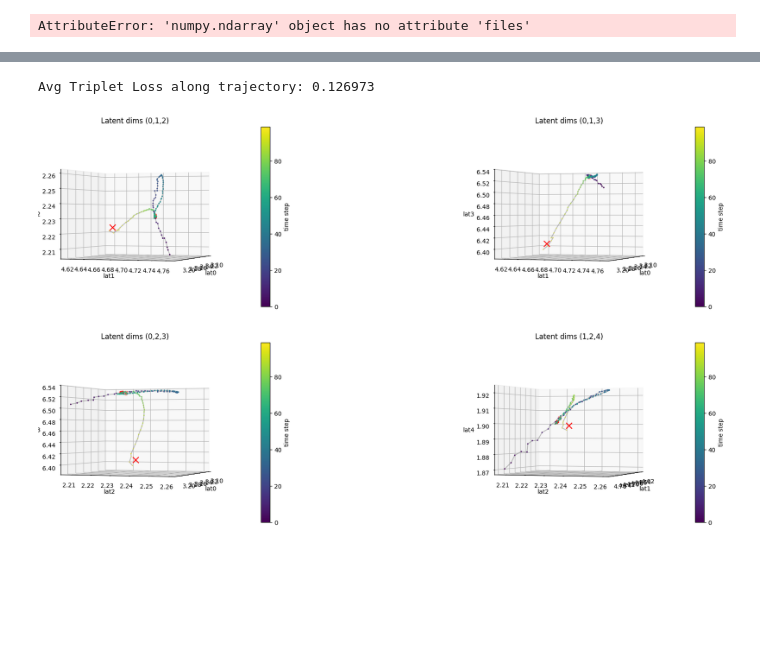
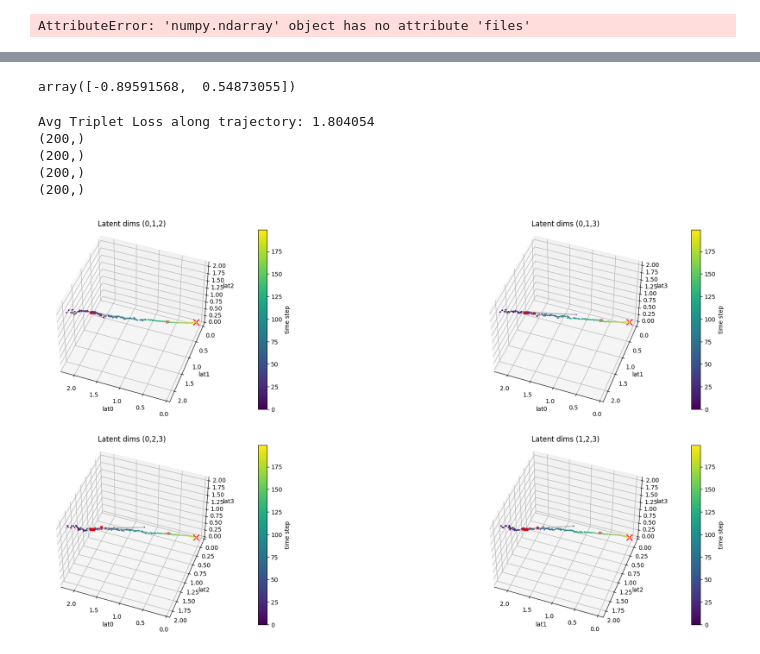
Before and after one commit to jhri626/Lfd, a Jupyter notebook: data.ipynb, the cells around one changed output, grey strips where cells are left out. Saved outputs shown, nothing was run; the diff lists cells and outputs as text; code cells hidden in the pictures; blank space fills up the shorter version.

```diff
--- a/data.ipynb
+++ b/data.ipynb
@@ -139,3 +106,8 @@ array([-0.81529582, -0.80808081, -0.8008658 , -0.78643579, -0.77922078,
+# %%
+window=output['demonstrations train'][0,0]
+window[:,0]
+# %% [output]
+array([-0.89591568,  0.54873055])
 # %%
 # %%
 # Imports and setup
@@ -147,7 +119,7 @@ from dataclasses import dataclass
 from mpl_toolkits.mplot3d import Axes3D
 import sys
 import os
-base_dir = "C:/Users/user/Desktop/기시설/code"
+base_dir = ""
 
 src_path = os.path.join(base_dir, 'submodule', 'CONDOR', 'src')
 sys.path.insert(0, src_path)
@@ -164,7 +136,7 @@ class InferenceParams:
     dynamical_system_order: int = 2
     dataset_name: str = "LAIR"
     selected_primitives_ids: str = "0"
-    trajectories_resample_length: int = 100
+    trajectories_resample_length: int = 200
     state_increment: float = 0.2
     workspace_boundaries_type: str = "from data"
     workspace_boundaries: tuple = ((-1, 1),) * 3
@@ -173,7 +145,7 @@ class InferenceParams:
     imitation_window_size: int = 2
     triplet_margin = 1e-4
 
-    latent_space_dim: int = 300
+    latent_space_dim: int = 4
     hidden_size: int = 300
 
     device: str = "cpu"
@@ -202,13 +174,13 @@ encoder = Encoder(
 ).to(device)
 
 # Load weights (ignoring missing goal buffer)
-checkpoint = torch.load(params.results_path + "encoder_triplet_ver2.pt", map_location=device)
+checkpoint = torch.load(params.results_path + "ver8/encoder_triplet_ver8.pt", map_location=device)
 encoder.load_state_dict(checkpoint, strict=False)
 encoder.eval()
 
 # %%
 # 3. Encode a single demonstration in latent space
-traj_idx = 6  # index of trajectory to visualize
+traj_idx = 0  # index of trajectory to visualize
 demo = demos[traj_idx]  # shape: (n_steps, dim_ws, window)
 n_steps, dim_ws, window = demo.shape
 
@@ -284,45 +256,50 @@ print(f"Avg Triplet Loss along trajectory: {triplet_loss:.6f}")
 
 # %%
 # 4. Plot 3D subplots including on-the-fly goal
-combinations = [(0,1,2), (0,1,3), (0,2,3), (1,2,4)]
+combinations = [(0,1,2), (0,1,3), (0,2,3), (1,2,3)]
 # 4. Plot 3D subplots with gradient color
 fig = plt.figure(figsize=(24, 12))
 t_idxs = np.arange(latent_traj.shape[0])  # 시간 인덱스 0,1,...,n_steps-1
-special_idxs = [65, 66, 69, 70]
+special_idxs = [30,31,32,33,34,35, 143,144 ]
 for i, (a,b,c) in enumerate(combinations, 1):
     ax = fig.add_subplot(2, 2, i, projection='3d')
     ax.plot(latent_traj[:, a], latent_traj[:, b], latent_traj[:, c],
             color='gray', alpha=0.5)
 
     sc = ax.scatter(
         latent_traj[:, a], latent_traj[:, b], latent_traj[:, c],
         c=t_idxs,           # 각 점에 색 지정
         cmap='viridis',     # matplotlib colormap
         s=2                # 점 크기
     )
 
     mask = np.isin(t_idxs, special_idxs)
+    print(mask.shape,)
     ax.scatter(latent_traj[mask, a], latent_traj[mask, b], latent_traj[mask, c],
                c='red', marker='X', s=20, label='special points')
 
     ax.scatter(goal_lat[a], goal_lat[b], goal_lat[c],
                marker='x', s=100, c='red', label='goal')
     X = latent_traj[:-1, a]
     Y = latent_traj[:-1, b]
     Z = latent_traj[:-1, c]
     U = latent_traj[1:, a] - X
     V = latent_traj[1:, b] - Y
     W = latent_traj[1:, c] - Z
     # ax.quiver(X, Y, Z, U, V, W,
             #   length=0.001, normalize=True, color='red', linewidth=0.1)
     # 컬러바 추가
     fig.colorbar(sc, ax=ax, pad=0.1, label='time step')
     ax.set_xlabel(f'lat{a}')
     ax.set_ylabel(f'lat{b}')
     ax.set_zlabel(f'lat{c}')
     ax.set_title(f'Latent dims ({a},{b},{c})')
-    ax.view_init(elev=0, azim=20)
+    ax.view_init(elev=45, azim=110)
 # %% [output]
-Avg Triplet Loss along trajectory: 0.126973
+Avg Triplet Loss along trajectory: 1.804054
+(200,)
+(200,)
+(200,)
+(200,)
-[figure, old version]
+[figure, new version]
 # %%
```
Also changed, not shown: parts of 11 cells of this notebook, 1 other file.
